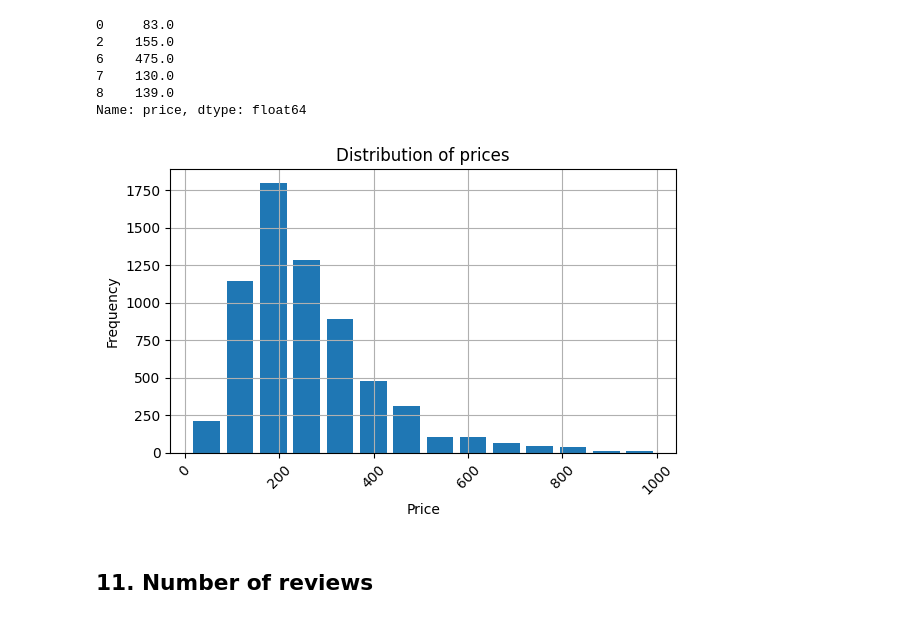
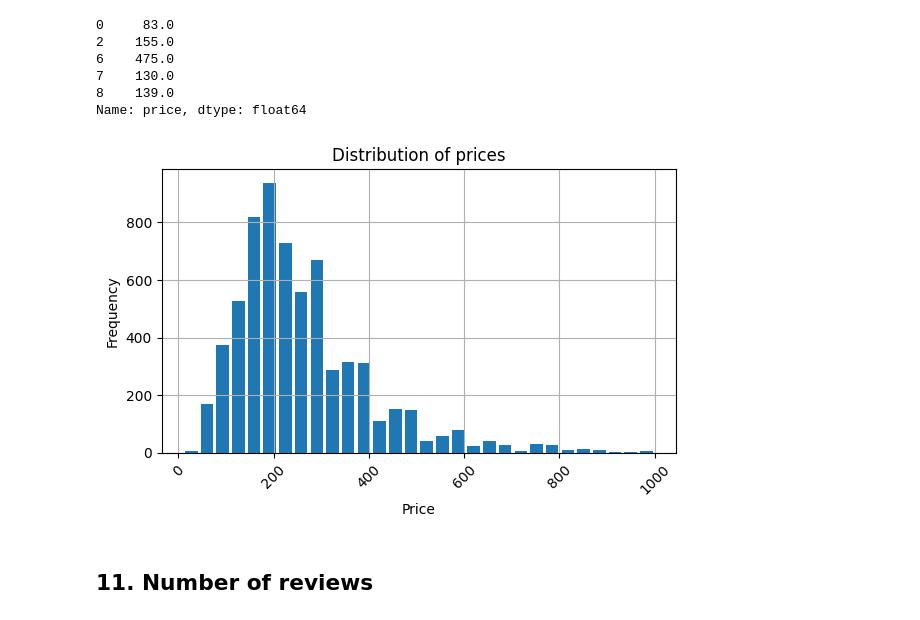
Before and after one commit to linashyshova/eds_modeling, a Jupyter notebook: 2_data_review.ipynb, the cells around one changed output. Cells and saved outputs as stored; diff of their text form; code cells hidden in the pictures.

```diff
--- a/2_data_review.ipynb
+++ b/2_data_review.ipynb
@@ -26,0 +106,7 @@ df = df[df["postcode"] != 1042]
+# %%
+distance_columns = [
+   'treinstation - afstand', 'attractiepark - afstand', 'zwembad - afstand', 'bioscoop - afstand', 'museum - afstand',
+    'supermarkt - afstand', 'café - afstand', 'hotel - afstand', 'restaurant - afstand'
+]
+for column in distance_columns:
+    df[column] = df[column].str.replace(',', '.').astype(float)
@@ -363,15 +392,15 @@ df["price"].head()
 Name: price, dtype: float64
 # %%
 plt.figure(figsize=(6, 4))
-df['price'].hist(bins=14, rwidth=0.8)
+df['price'].hist(bins=30, rwidth=0.8)
 plt.title('Distribution of prices')
 plt.xlabel('Price')
 plt.ylabel('Frequency')
 plt.xticks(rotation=45)
 plt.tight_layout()
 plt.show()
 # %% [output]
-[figure, old version]
+[figure, new version]
 # %% [markdown]
 ## 11. Number of reviews
 # %%
```
Also changed, not shown: parts of 22 cells of this notebook, 2 other files.
